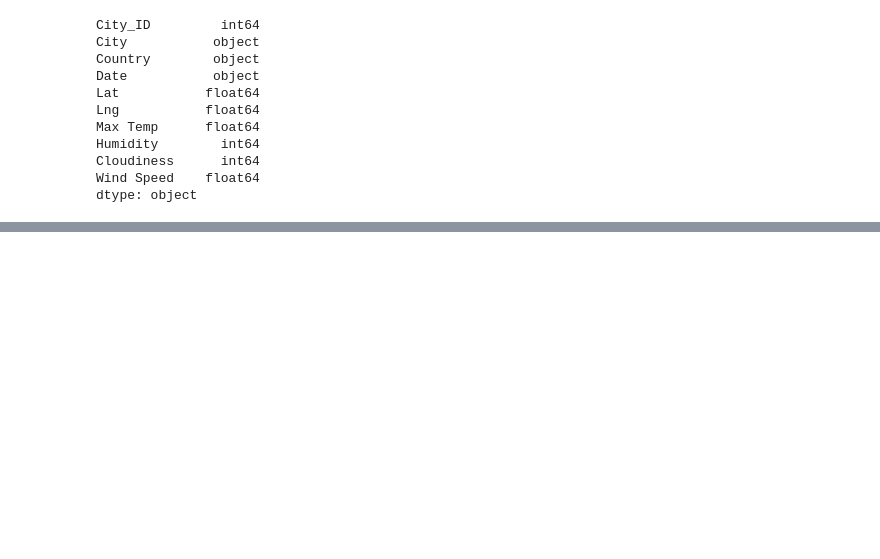
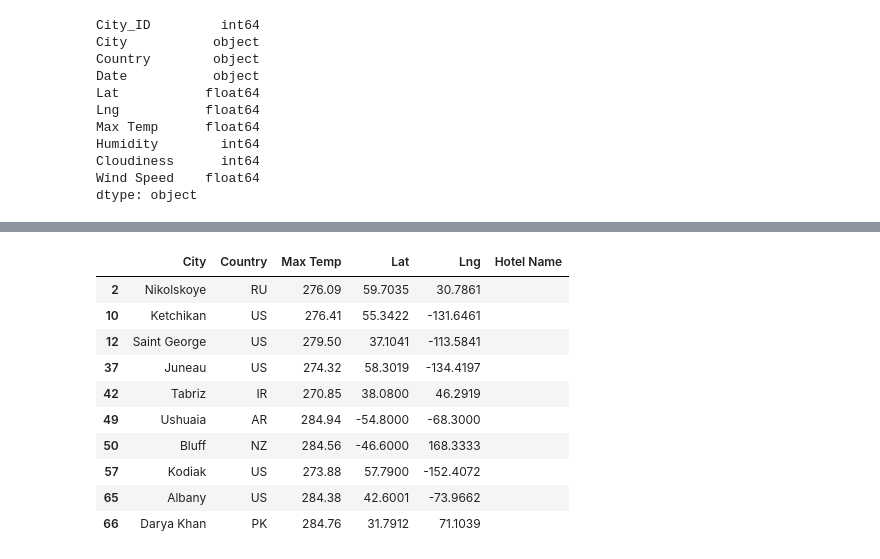
Before and after one commit to davis4a6/World_Weather_Analysis, a Jupyter notebook: VacationPy.ipynb, the cells around one changed output, grey strips where cells are left out. Drawn from its saved outputs; the diff is of its cells as text; code cells hidden in the pictures; blank space fills up the shorter version.

```diff
--- a/VacationPy.ipynb
+++ b/VacationPy.ipynb
@@ -130,0 +173,17 @@ preferred_cities_df.head(10)
+# %%
+# Create DataFrame called hotel_df to store hotel names along with city, country, max temp, and coordinates.
+hotel_df = preferred_cities_df[["City", "Country", "Max Temp", "Lat", "Lng"]].copy()
+hotel_df["Hotel Name"] = ""
+hotel_df.head(10)
+# %% [output]
+|  | City | Country | Max Temp | Lat | Lng | Hotel Name |
+| 2 | Nikolskoye | RU | 276.09 | 59.7035 | 30.7861 |  |
+| 10 | Ketchikan | US | 276.41 | 55.3422 | -131.6461 |  |
+| 12 | Saint George | US | 279.50 | 37.1041 | -113.5841 |  |
+| 37 | Juneau | US | 274.32 | 58.3019 | -134.4197 |  |
+| 42 | Tabriz | IR | 270.85 | 38.0800 | 46.2919 |  |
+| 49 | Ushuaia | AR | 284.94 | -54.8000 | -68.3000 |  |
+| 50 | Bluff | NZ | 284.56 | -46.6000 | 168.3333 |  |
+| 57 | Kodiak | US | 273.88 | 57.7900 | -152.4072 |  |
+| 65 | Albany | US | 284.38 | 42.6001 | -73.9662 |  |
+| 66 | Darya Khan | PK | 284.76 | 31.7912 | 71.1039 |  |
```
Also changed, not shown: parts of 13 cells of this notebook, 2 other files.
